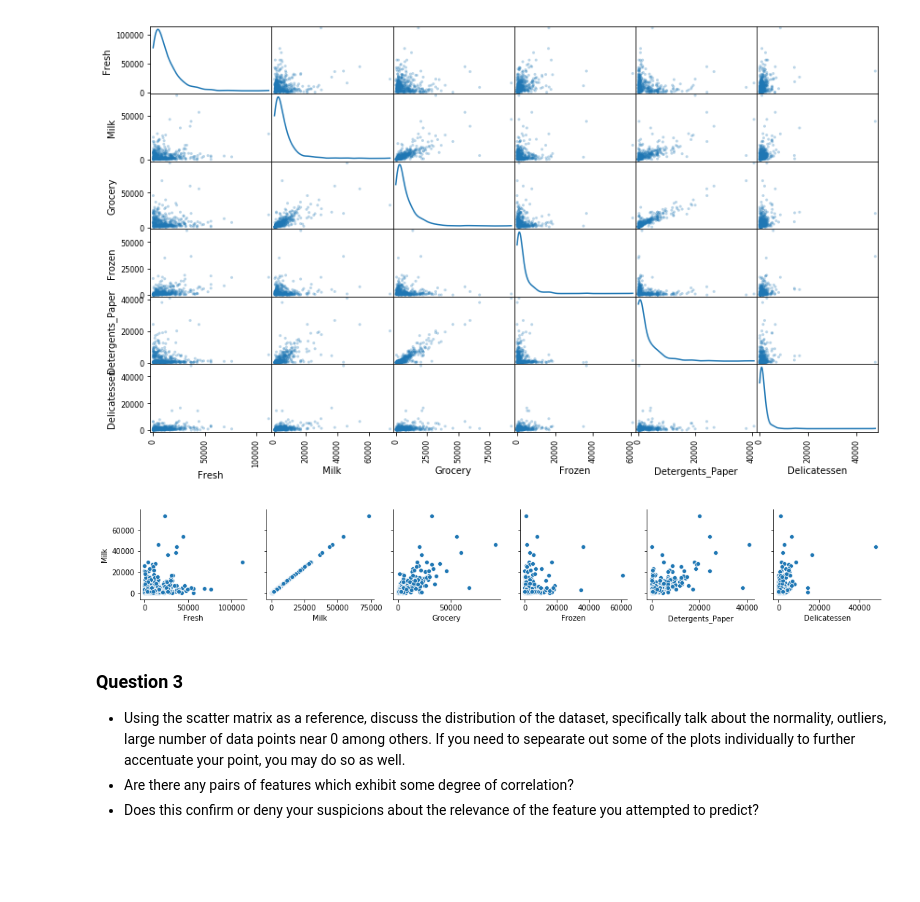
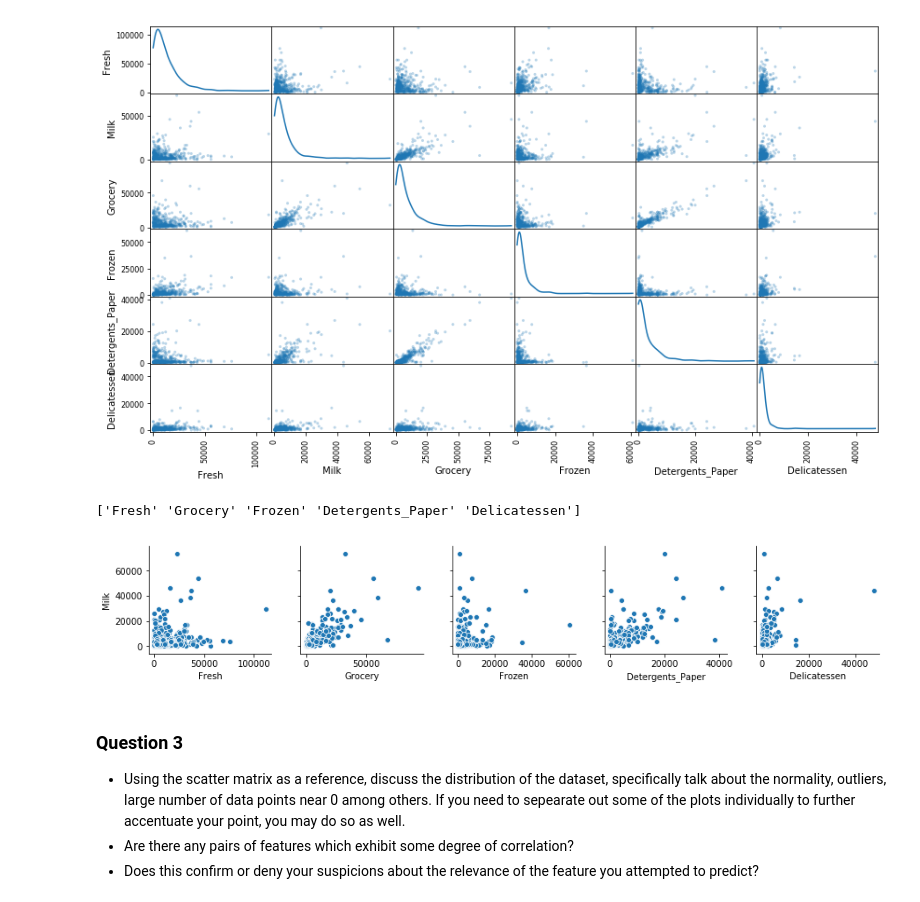
Before and after one commit to maricatovictor/udML-maric, a Jupyter notebook: customer_segments/customer_segments.ipynb, the cells around one changed output. Saved outputs shown, nothing was run; the diff lists cells and outputs as text; code cells hidden in the pictures; blank space fills up the shorter version.

```diff
--- a/customer_segments/customer_segments.ipynb
+++ b/customer_segments/customer_segments.ipynb
@@ -160,9 +160,12 @@ pd.scatter_matrix(data, alpha = 0.3, figsize = (14,8), diagonal = 'kde');
 # %%
 import seaborn as sns
 cols = data.columns.values
+cols = np.delete(cols, 1)
+print(cols)
 pp = sns.pairplot(data=data, x_vars=cols, y_vars=['Milk'])
 # %% [output]
+['Fresh' 'Grocery' 'Frozen' 'Detergents_Paper' 'Delicatessen']
-[figure, old version]
+[figure, new version]
 # %% [markdown]
 ### Question 3
 * Using the scatter matrix as a reference, discuss the distribution of the dataset, specifically talk about the normality, outliers, large number of data points near 0 among others. If you need to sepearate out some of the plots individually to further accentuate your point, you may do so as well.
```
Also changed, not shown: parts of 2 cells of this notebook, 17 other files.
